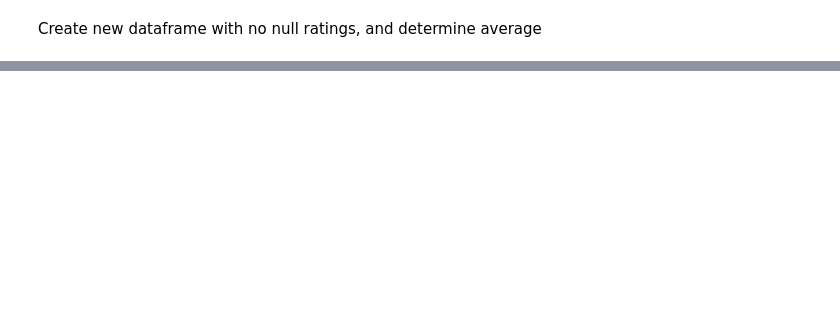
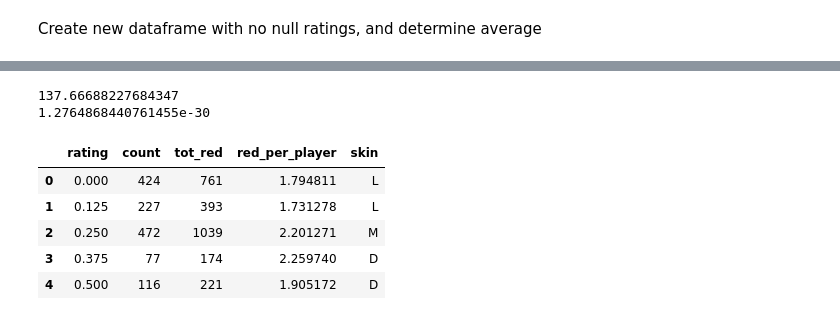
Before and after one commit to markertsean/redcard, a Jupyter notebook: Chi2_skin_category.ipynb, the cells around one changed output, grey strips where cells are left out. Drawn from its saved outputs; the diff is of its cells as text; code cells hidden in the pictures; blank space fills up the shorter version.

```diff
--- a/Chi2_skin_category.ipynb
+++ b/Chi2_skin_category.ipynb
@@ -538,0 +100,19 @@ sns.barplot(x='tone',y='cards',data=cards)
+# %%
+print( chi2 )
+print( p )
+# %% [output]
+137.66688227684347
+1.2764868440761455e-30
+# %%
+rating_group['skin'] = 'M'
+rating_group.loc[ rating_group['rating'] < 0.25, 'skin' ] = 'L'
+rating_group.loc[ rating_group['rating'] > 0.25, 'skin' ] = 'D'
+# %%
+rating_group.head()
+# %% [output]
+|  | rating | count | tot_red | red_per_player | skin |
+| 0 | 0.000 | 424 | 761 | 1.794811 | L |
+| 1 | 0.125 | 227 | 393 | 1.731278 | L |
+| 2 | 0.250 | 472 | 1039 | 2.201271 | M |
+| 3 | 0.375 | 77 | 174 | 2.259740 | D |
+| 4 | 0.500 | 116 | 221 | 1.905172 | D |
```
Also changed, not shown: parts of 90 cells of this notebook.
